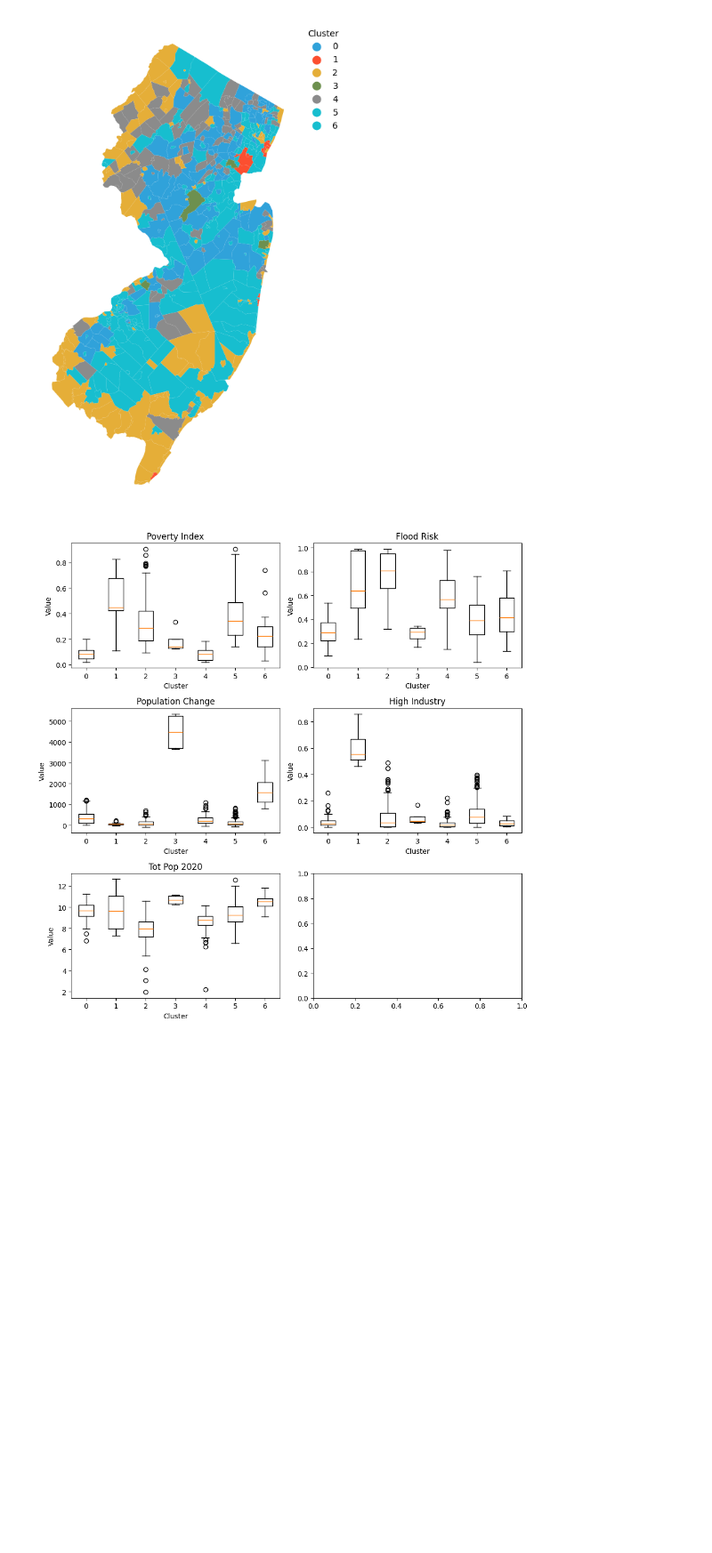
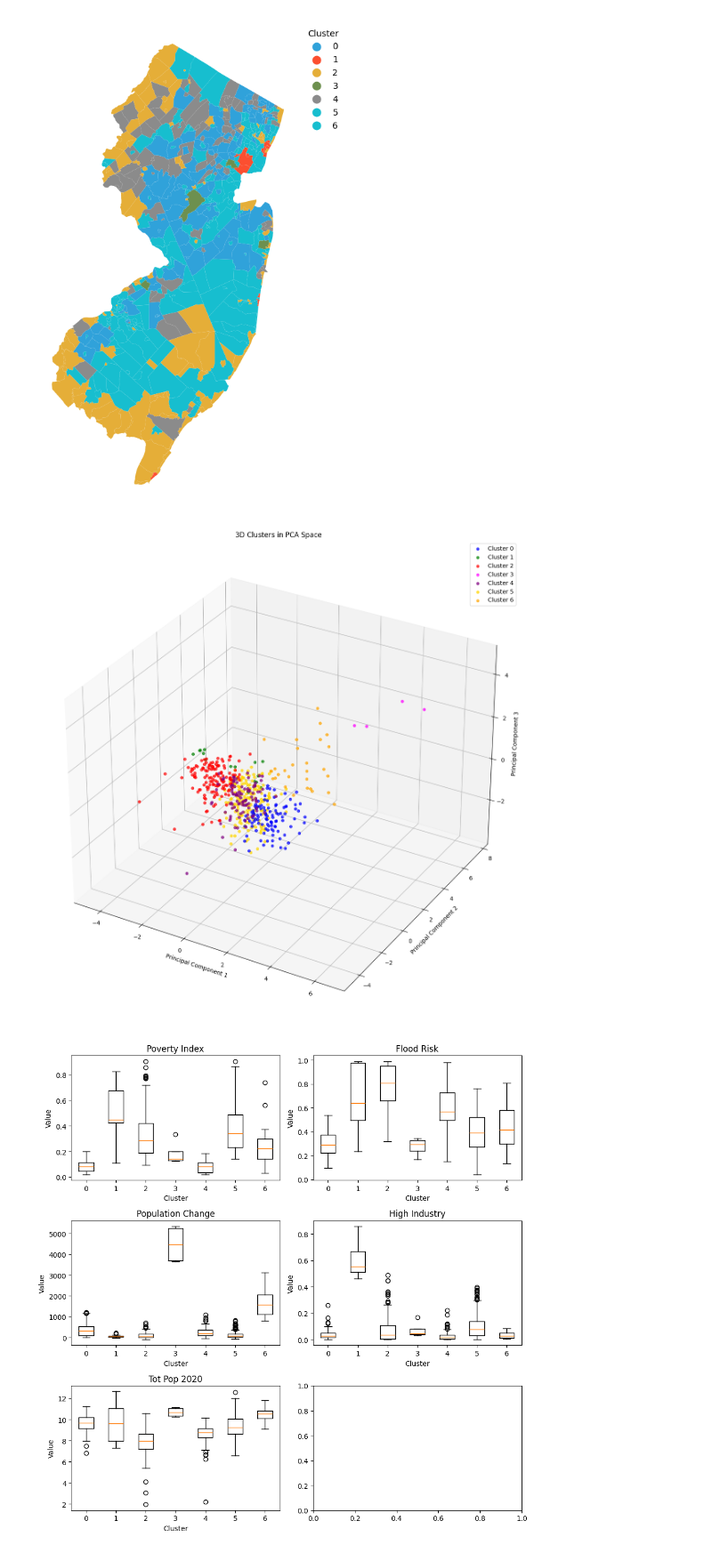
Before and after one commit to nlebovits/mach-superstudio, a Jupyter notebook: notebooks/retreat_index.ipynb, the cells around one changed output. Shown at 89% size. Drawn from its saved outputs; the diff is of its cells as text; code cells hidden in the pictures; blank space fills up the shorter version.

```diff
--- a/notebooks/retreat_index.ipynb
+++ b/notebooks/retreat_index.ipynb
@@ -327,6 +319,51 @@ plt.tight_layout(rect=[0, 0, 0.85, 1])  # Adjust the layout to leave space for t
 plt.show()
 # %% [output]
 [figure]
+# %%
+import pandas as pd
+from sklearn.decomposition import PCA
+import matplotlib.pyplot as plt
+from mpl_toolkits.mplot3d import Axes3D
+
+# Step 1: Apply PCA for 3 components
+pca = PCA(n_components=3)
+pca_data = pca.fit_transform(normalized_df)
+
+# Step 2: Create a DataFrame with the PCA data
+pca_df = pd.DataFrame(pca_data, columns=['PC1', 'PC2', 'PC3'], index=cleaned_gdf.index)
+
+# Step 3: Merge the PCA data with the cluster labels
+pca_df = pca_df.merge(cleaned_gdf[['cluster']], left_index=True, right_index=True, how='left')
+
+# Step 4: Plot the clusters in 3D, with custom colors
+fig = plt.figure(figsize=(12, 14))
+ax = fig.add_subplot(111, projection='3d')
+
+# Define a color list, changing the color for cluster 5
+colors = ['blue', 'green', 'red', 'magenta', 'purple', 'gold', 'orange', 'lightblue']
+
+# Sort the clusters
+sorted_clusters = sorted(pca_df['cluster'].unique())
+
+for cluster in sorted_clusters:
+    cluster_data = pca_df[pca_df['cluster'] == cluster]
+    # Use modulo to avoid index errors if there are more clusters than colors
+    color = colors[cluster % len(colors)]
+    ax.scatter(cluster_data['PC1'], cluster_data['PC2'], cluster_data['PC3'], label=f'Cluster {cluster}', color=color, alpha=0.7)
+
+ax.set_xlabel('Principal Component 1')
+ax.set_ylabel('Principal Component 2')
+ax.set_zlabel('Principal Component 3')
+ax.set_title('3D Clusters in PCA Space')
+ax.legend()
+
+# Adjust layout to prevent clipping
+plt.subplots_adjust(left=0.1, right=0.9, top=0.9, bottom=0.1)
+plt.tight_layout()
+
+plt.show()
+# %% [output]
+[figure, added]
 # %%
 # Variables to plot
 variables = ['pov_rt', 'flood_risk', 'pct_70_year_pop_change', 'developed_high_intensity', 'log_tot_pop_2020']
```
Also changed, not shown: parts of 3 cells of this notebook.
